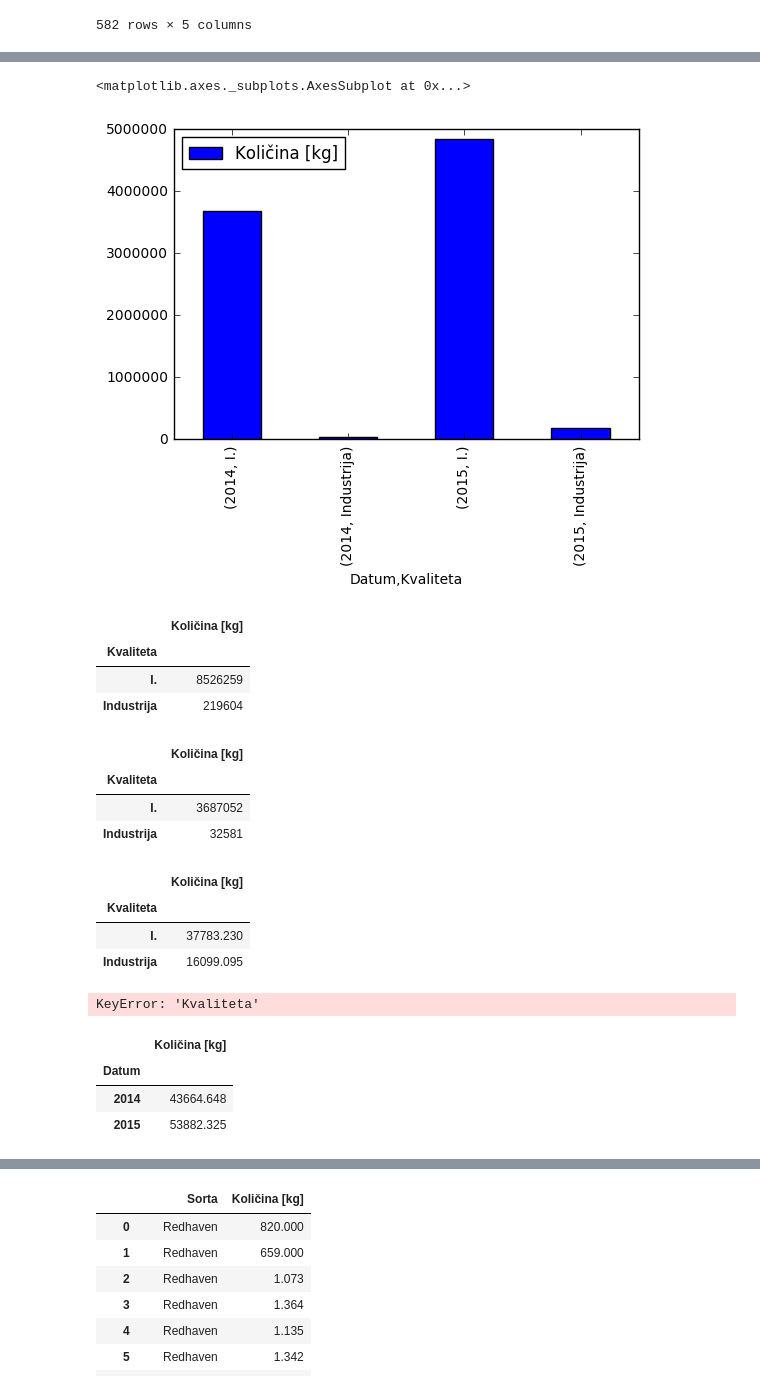
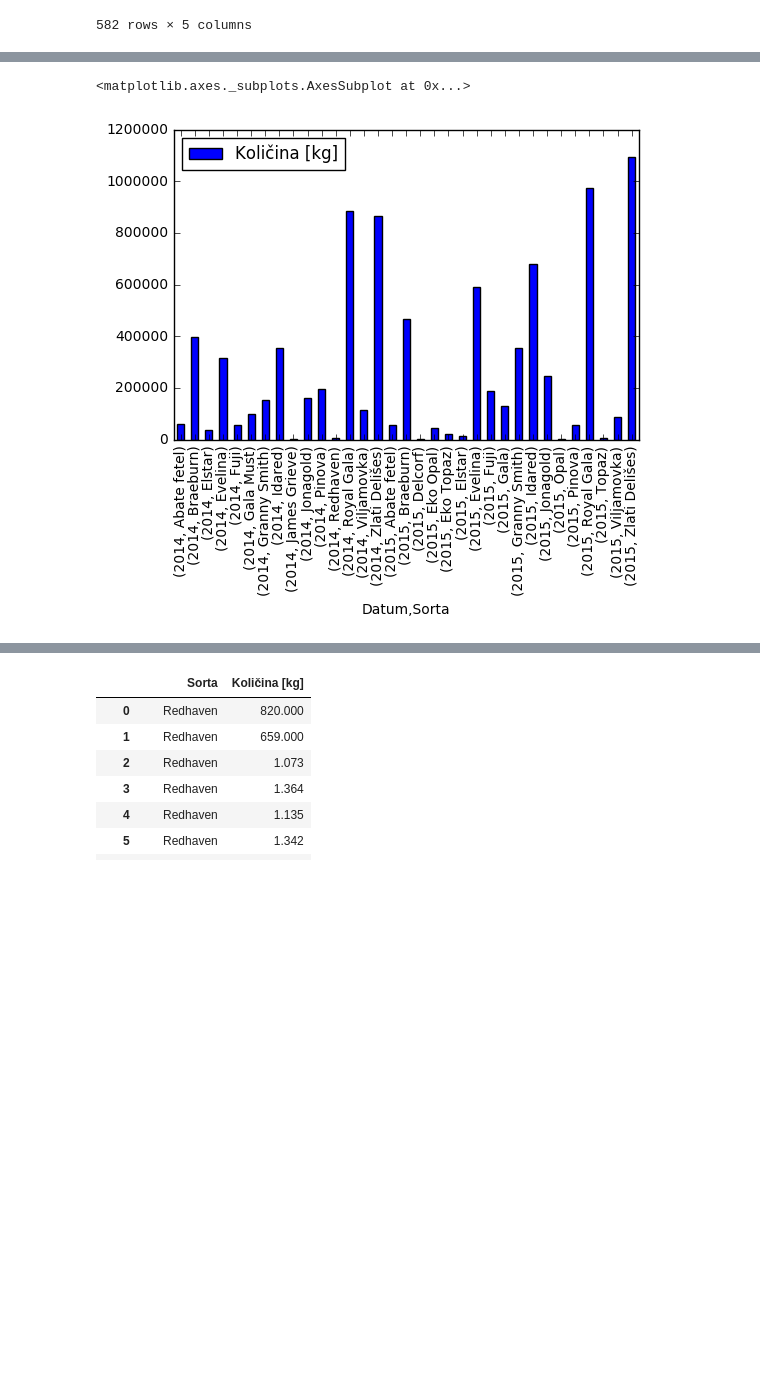
Before and after one commit to adrstvensek/Kvaliteta-prejetega-sadja, a Jupyter notebook: Projekt.ipynb, the cells around one changed output, grey strips where cells are left out. Cells and saved outputs as stored; diff of their text form; code cells hidden in the pictures; blank space fills up the shorter version.

```diff
--- a/Projekt.ipynb
+++ b/Projekt.ipynb
@@ -83,41 +293,5 @@ količina_po_kvaliteti
 # %%
-količina_po_kvaliteti.plot(kind='bar')
+sorte_po_letih.plot(kind='bar')
 # %% [output]
 <matplotlib.axes._subplots.AxesSubplot at 0x...>
-[figure, old version]
+[figure, new version]
-# %%
-skupna_masa_po_kvaliteti = kvaliteta.groupby('Kvaliteta').sum()
-skupna_masa_po_kvaliteti
-# %% [output]
-|  | Količina [kg] |
-| Kvaliteta |  |
-| I. | 8526259 |
-| Industrija | 219604 |
-# %%
-masa_po_kvaliteti_2014 = kvaliteta_2014.groupby('Kvaliteta').sum()
-masa_po_kvaliteti_2014
-# %% [output]
-|  | Količina [kg] |
-| Kvaliteta |  |
-| I. | 3687052 |
-| Industrija | 32581 |
-# %%
-masa_po_kvaliteti_2015 = kvaliteta_2015.groupby('Kvaliteta').aggregate(sum)
-masa_po_kvaliteti_2015
-# %% [output]
-|  | Količina [kg] |
-| Kvaliteta |  |
-| I. | 37783.230 |
-| Industrija | 16099.095 |
-# %%
-masa_po_kvaliteti_2014.join(masa_po_kvaliteti_2015, on = 'Kvaliteta')
-# %% [output]
-KeyError: 'Kvaliteta'
-# %%
-masa_po_letih = kvaliteta.groupby(kvaliteta['Datum'].dt.year).sum()
-masa_po_letih
-# %% [output]
-|  | Količina [kg] |
-| Datum |  |
-| 2014 | 43664.648 |
-| 2015 | 53882.325 |
```
Also changed, not shown: parts of 28 cells of this notebook.
